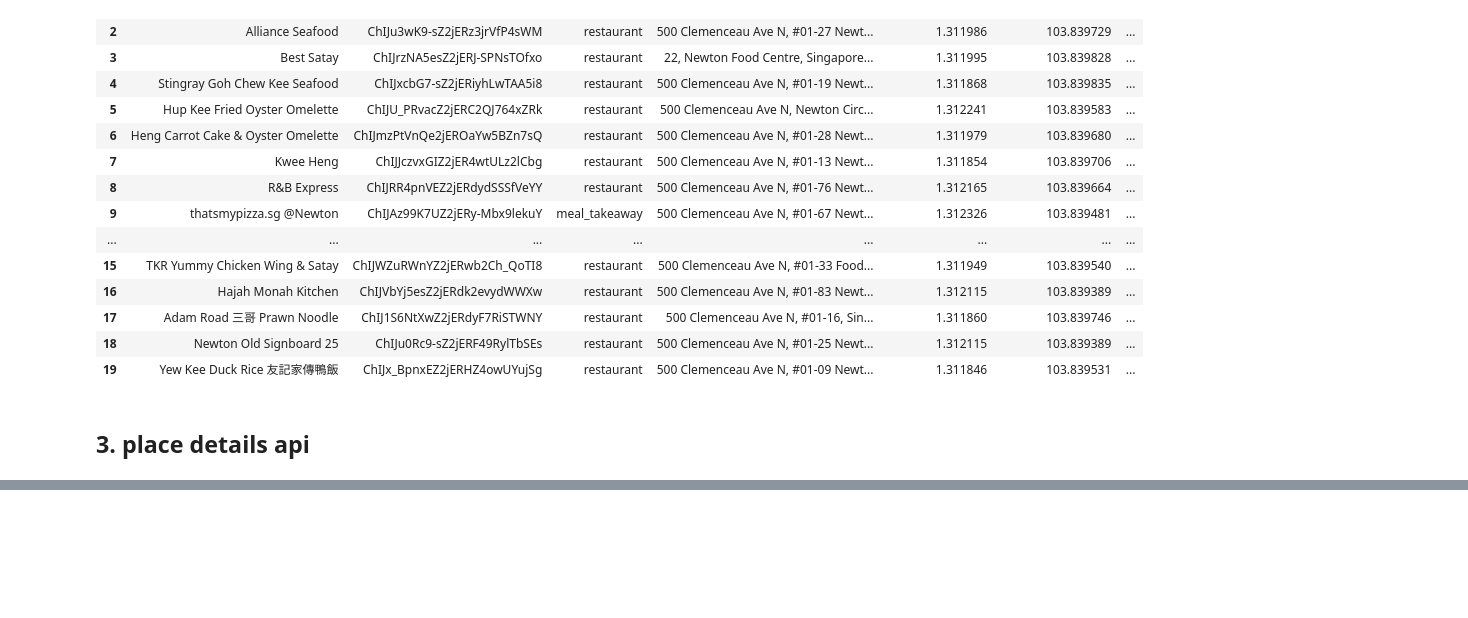
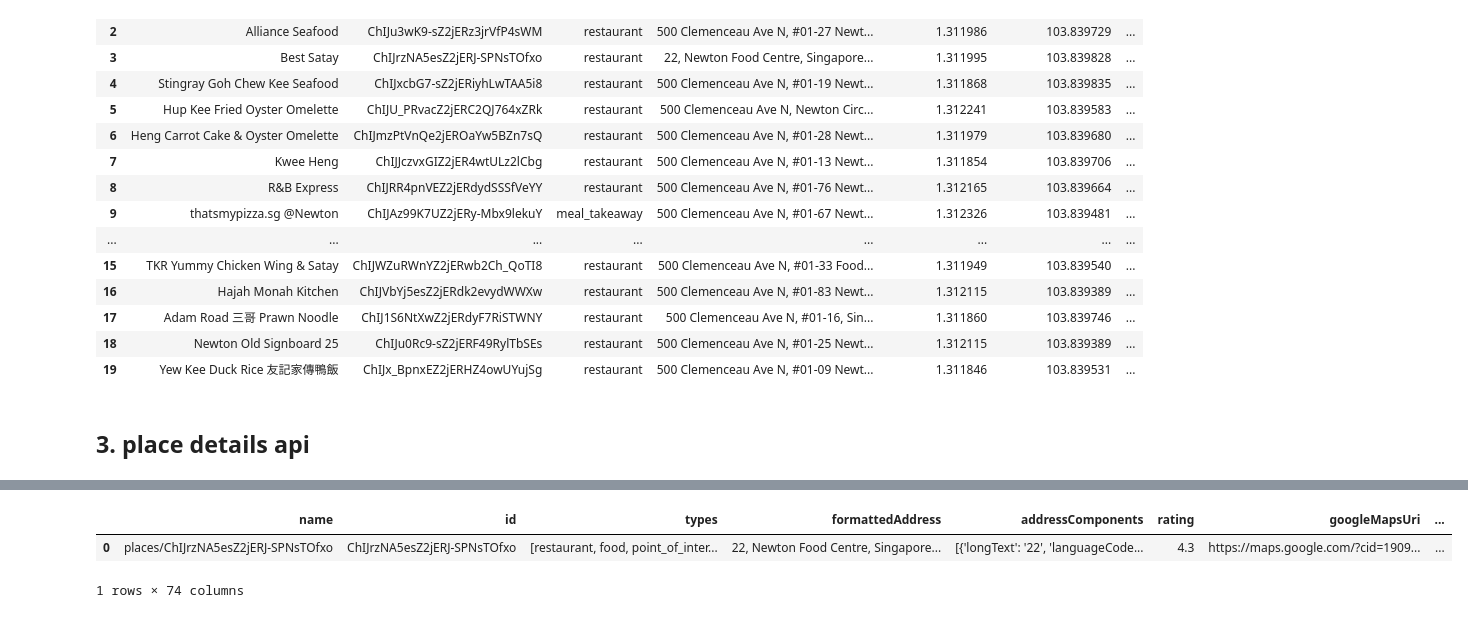
Before and after one commit to koshyan/places-api, a Jupyter notebook: places_api.ipynb, the cells around one changed output, grey strips where cells are left out. Cells and saved outputs as stored; diff of their text form; code cells hidden in the pictures; blank space fills up the shorter version.

```diff
--- a/places_api.ipynb
+++ b/places_api.ipynb
@@ -855,0 +921,11 @@ Index(['name', 'id', 'types', 'formattedAddress', 'addressComponents',
+# %%
+fieldmask_3_2 = '*'
+id_3_2 = 'ChIJrzNA5esZ2jERJ-SPNsTOfxo'   # best satay (in newton fc) place id from text / nearby search result
+
+test_3_2 = call_place_details_api(fieldmask_3_2, id_3_2, api_key)
+# %%
+test_3_2
+# %% [output]
+|  | name | id | types | formattedAddress | addressComponents | rating | googleMapsUri | ... |
+| 0 | places/ChIJrzNA5esZ2jERJ-SPNsTOfxo | ChIJrzNA5esZ2jERJ-SPNsTOfxo | [restaurant, food, point_of_inter... | 22, Newton Food Centre, Singapore... | [{'longText': '22', 'languageCode... | 4.3 | https://maps.google.com/?cid=1909... | ... |
+1 rows × 74 columns
```
Also changed, not shown: parts of 16 cells of this notebook.
